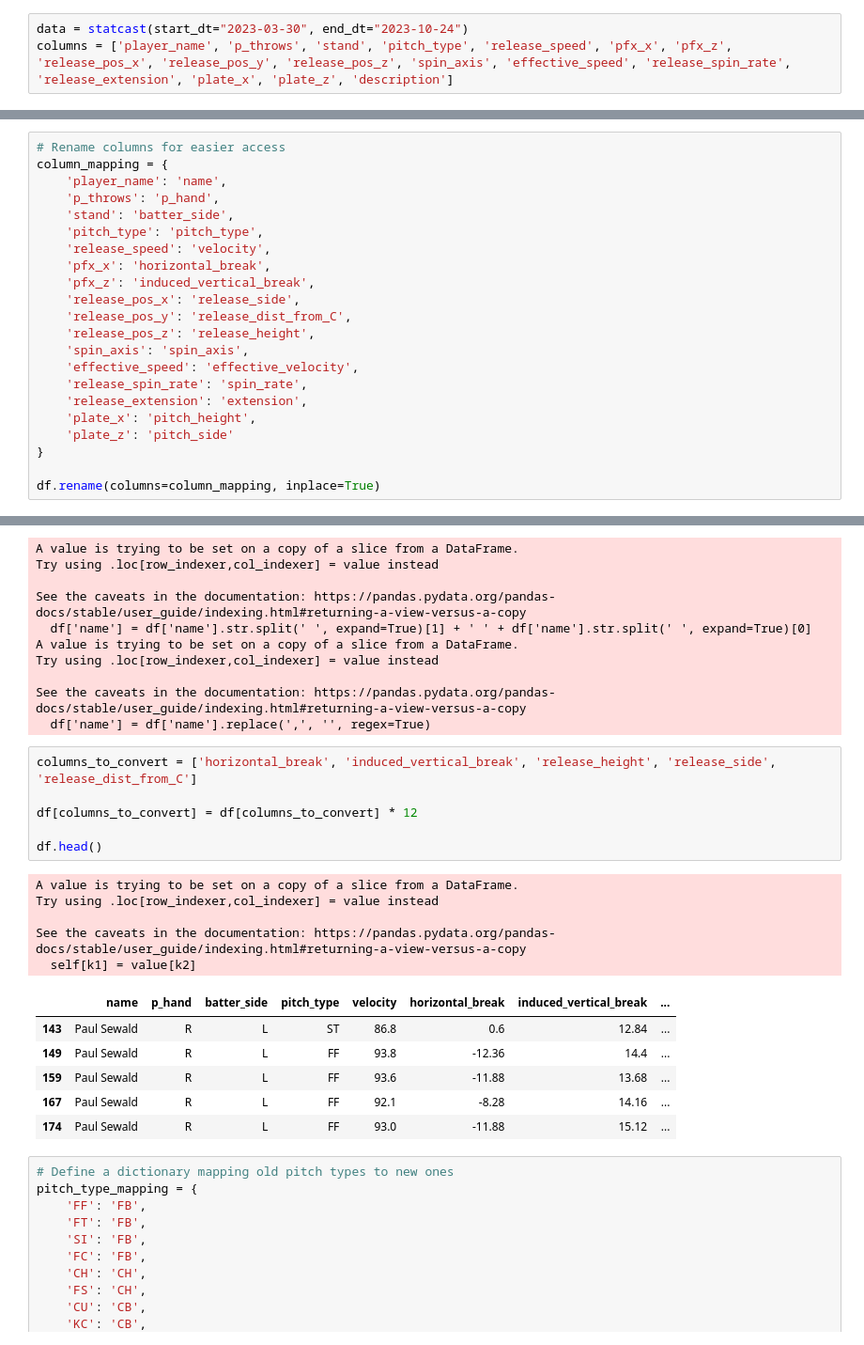
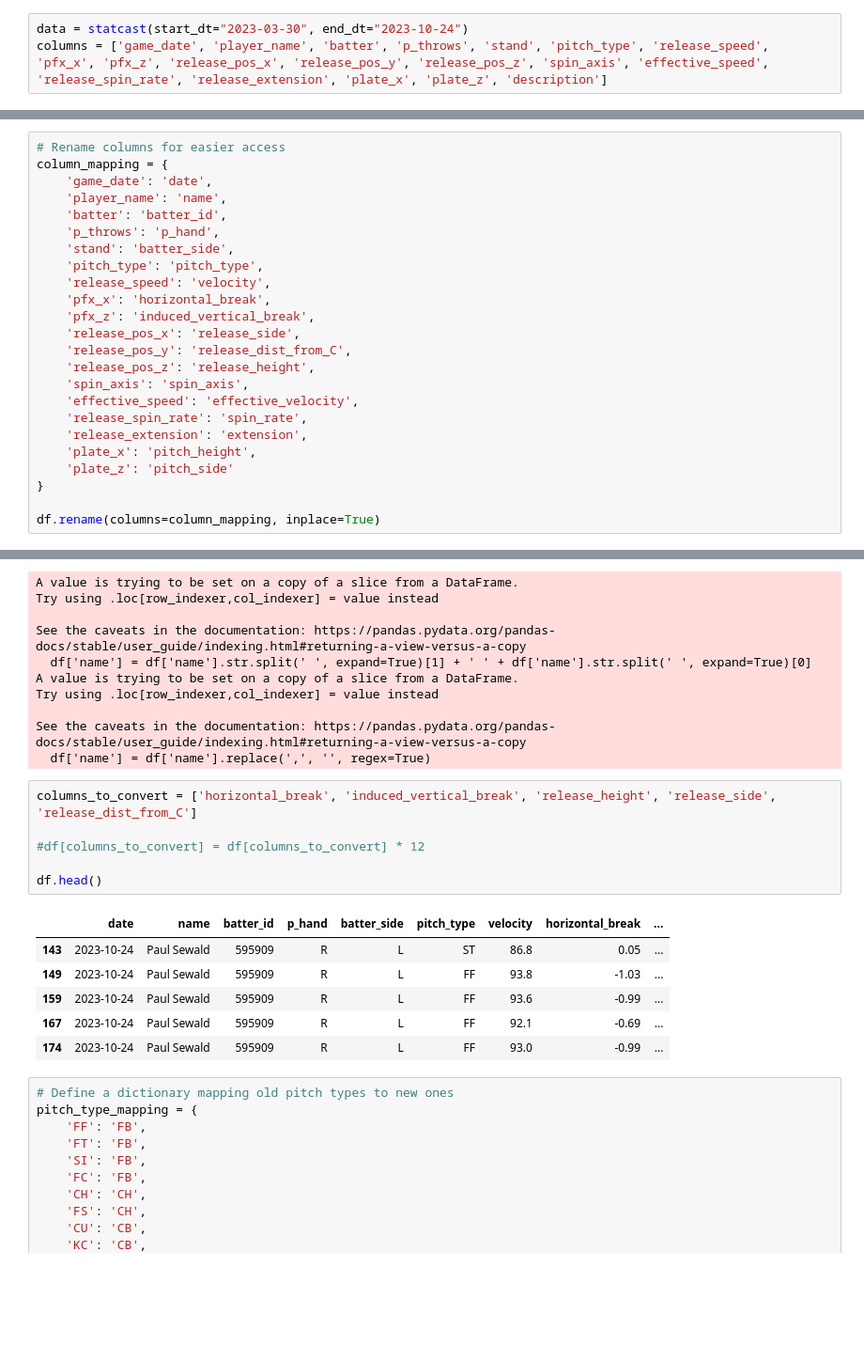
Before and after one commit to genocous/si_339_final_project, a Jupyter notebook: Python Code/stuff_plus.ipynb, the cells around one changed output, grey strips where cells are left out. Shown at 94% size. Saved outputs shown, nothing was run; the diff lists cells and outputs as text; blank space fills up the shorter version.

```diff
--- a/Python Code/stuff_plus.ipynb
+++ b/Python Code/stuff_plus.ipynb
@@ -50,7 +51,7 @@ from pybaseball import pitching_stats_bref
 pyb.cache.enable()
 # %%
 data = statcast(start_dt="2023-03-30", end_dt="2023-10-24")
-columns = ['player_name', 'p_throws', 'stand', 'pitch_type', 'release_speed', 'pfx_x', 'pfx_z', 'release_pos_x', 'release_pos_y', 'release_pos_z', 'spin_axis', 'effective_speed', 'release_spin_rate', 'release_extension', 'plate_x', 'plate_z', 'description']
+columns = ['game_date', 'player_name', 'batter', 'p_throws', 'stand', 'pitch_type', 'release_speed', 'pfx_x', 'pfx_z', 'release_pos_x', 'release_pos_y', 'release_pos_z', 'spin_axis', 'effective_speed', 'release_spin_rate', 'release_extension', 'plate_x', 'plate_z', 'description']
 # %% [output]
 This is a large query, it may take a moment to complete
 # %%
@@ -60,7 +61,9 @@ df = data[columns]
 # %%
 # Rename columns for easier access
 column_mapping = {
+    'game_date': 'date',
     'player_name': 'name',
+    'batter': 'batter_id',
     'p_throws': 'p_hand',
     'stand': 'batter_side',
     'pitch_type': 'pitch_type',
@@ -107,21 +110,16 @@ See the caveats in the documentation: https://pandas.pydata.org/pandas-docs/stab
 # %%
 columns_to_convert = ['horizontal_break', 'induced_vertical_break', 'release_height', 'release_side', 'release_dist_from_C']
 
-df[columns_to_convert] = df[columns_to_convert] * 12
+#df[columns_to_convert] = df[columns_to_convert] * 12
 
 df.head()
 # %% [output]
-A value is trying to be set on a copy of a slice from a DataFrame.
-Try using .loc[row_indexer,col_indexer] = value instead
-
-See the caveats in the documentation: https://pandas.pydata.org/pandas-docs/stable/user_guide/indexing.html#returning-a-view-versus-a-copy
-  self[k1] = value[k2]
-|  | name | p_hand | batter_side | pitch_type | velocity | horizontal_break | induced_vertical_break | ... |
-| 143 | Paul Sewald | R | L | ST | 86.8 | 0.6 | 12.84 | ... |
-| 149 | Paul Sewald | R | L | FF | 93.8 | -12.36 | 14.4 | ... |
-| 159 | Paul Sewald | R | L | FF | 93.6 | -11.88 | 13.68 | ... |
-| 167 | Paul Sewald | R | L | FF | 92.1 | -8.28 | 14.16 | ... |
-| 174 | Paul Sewald | R | L | FF | 93.0 | -11.88 | 15.12 | ... |
+|  | date | name | batter_id | p_hand | batter_side | pitch_type | velocity | horizontal_break | ... |
+| 143 | 2023-10-24 | Paul Sewald | 595909 | R | L | ST | 86.8 | 0.05 | ... |
+| 149 | 2023-10-24 | Paul Sewald | 595909 | R | L | FF | 93.8 | -1.03 | ... |
+| 159 | 2023-10-24 | Paul Sewald | 595909 | R | L | FF | 93.6 | -0.99 | ... |
+| 167 | 2023-10-24 | Paul Sewald | 595909 | R | L | FF | 92.1 | -0.69 | ... |
+| 174 | 2023-10-24 | Paul Sewald | 595909 | R | L | FF | 93.0 | -0.99 | ... |
 # %%
 # Define a dictionary mapping old pitch types to new ones
 pitch_type_mapping = {
```
Also changed, not shown: parts of 35 cells of this notebook.
